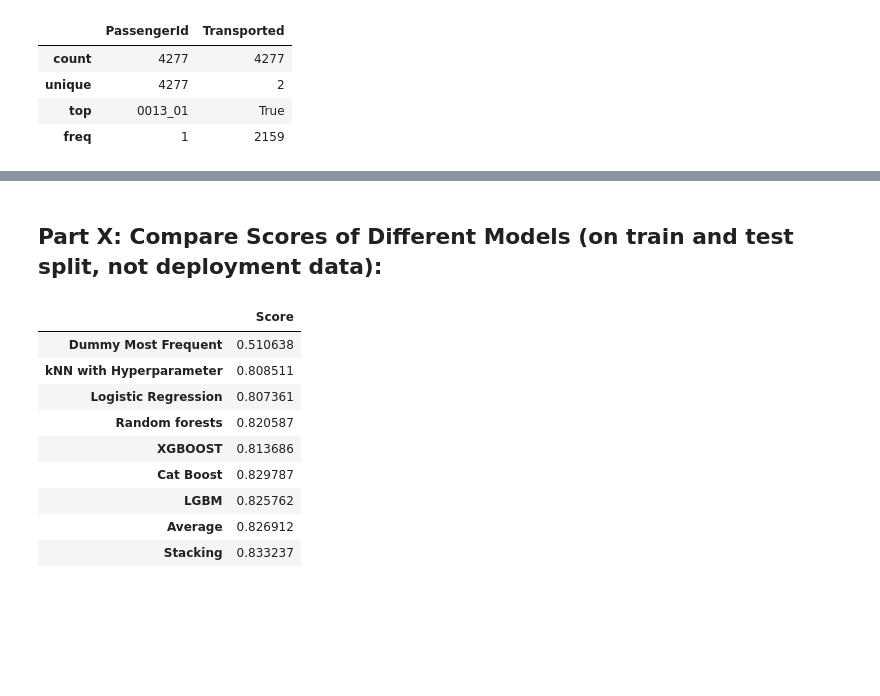
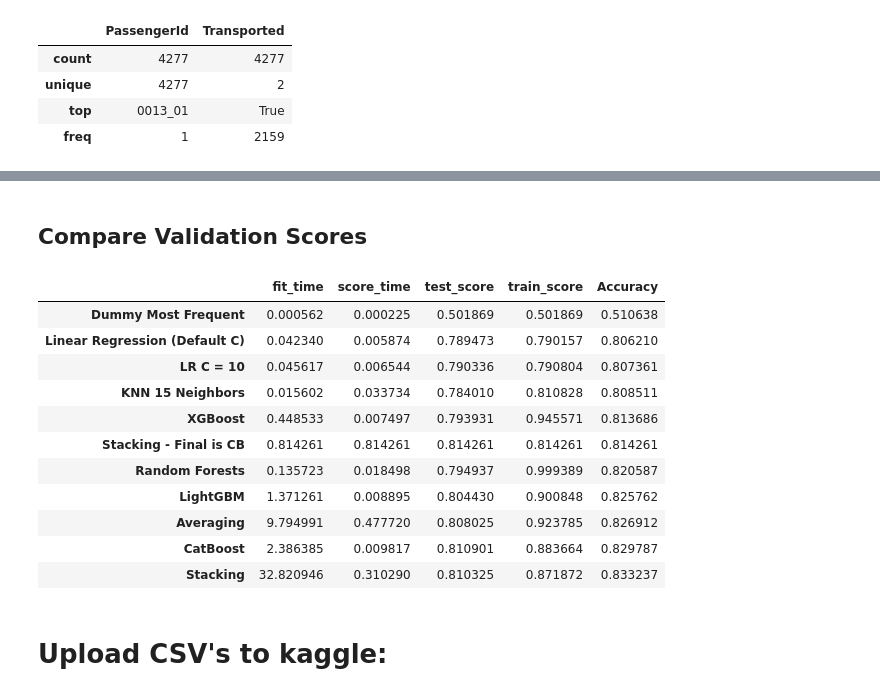
Before and after one commit to aaron-bruner/ECE-4420-Project, a Jupyter notebook: master-ece4420.ipynb, the cells around one changed output, grey strips where cells are left out. Drawn from its saved outputs; the diff is of its cells as text; code cells hidden in the pictures; blank space fills up the shorter version.

```diff
--- a/master-ece4420.ipynb
+++ b/master-ece4420.ipynb
@@ -456,7 +641,4 @@ out.describe()
 # %%
-pipe_lgbm = make_pipeline(preprocessor, LGBMClassifier(random_state=123))
-pipe_lgbm.fit(X_train, y_train)
-modelScores['LGBM'] = pipe_lgbm.score(X_test, y_test.ravel())
 # Make our predictions:
 pipe_lgbm.fit(X_train_complete, y_train_complete.values.ravel())
 spaceshipPredictions = pipe_lgbm.predict(space_test_df)
@@ -507,9 +691,3 @@ VotingClassifier(estimators=[('Logistic Regression',
                                               ('lgbmclassifier',
                                                LGBMClassifier(random_state=123))]))],
                  voting='soft')
-# %%
-# Perform CV on our averaging model:
-scores = cross_validate(averaging_model, X_train, y_train, return_train_score=True)
-display(pd.DataFrame(scores))
-averaging_model.fit(X_train, y_train)
-modelScores['Average'] = averaging_model.score(X_test, y_test.ravel())
@@ -542,10 +721,0 @@ out.describe()
-# %%
-from sklearn.ensemble import StackingClassifier
-stacking_model = StackingClassifier(list(classifiers.items()))
-# Fit our model (it is doing CV by itself)
-stacking_model.fit(X_train, y_train);
-# Test our model's performance:
-scores = cross_validate(stacking_model, X_train, y_train, return_train_score=True)
-display(pd.DataFrame(scores))
-stacking_model.fit(X_train, y_train)
-modelScores['Stacking'] = stacking_model.score(X_test, y_test.ravel())
@@ -558,0 +740,6 @@ modelScores['Stacking'] = stacking_model.score(X_test, y_test.ravel())
+# %%
+stacking_model_cb = StackingClassifier(list(classifiers.items()), final_estimator=CatBoostClassifier(verbose=0, random_state=123))
+# Test our model's performance (skip cross-validation because of time):
+stacking_model_cb.fit(X_train, y_train)
+modelScores['Stacking - Final is CB'] = stacking_model_cb.score(X_test, y_test.ravel())
+print('Stacking score (CatBoost): {}'.format(modelScores['Stacking - Final is CB']))
@@ -574,17 +765,21 @@ out.describe()
-# %% [markdown]
-## Part X: Compare Scores of Different Models (on train and test split, not deployment data):
+# %% [markdown]
+## Compare Validation Scores
 # %%
-df = pd.DataFrame.from_dict(modelScores, orient='index')
-df.columns = ['Score']
+df = pd.DataFrame.from_dict(modelScores).T.sort_values(by=['Accuracy'])
+# df.columns = ['Score']
 df
 # %% [output]
-|  | Score |
-| Dummy Most Frequent | 0.510638 |
-| kNN with Hyperparameter | 0.808511 |
-| Logistic Regression | 0.807361 |
-| Random forests | 0.820587 |
-| XGBOOST | 0.813686 |
-| Cat Boost | 0.829787 |
-| LGBM | 0.825762 |
-| Average | 0.826912 |
-| Stacking | 0.833237 |
+|  | fit_time | score_time | test_score | train_score | Accuracy |
+| Dummy Most Frequent | 0.000562 | 0.000225 | 0.501869 | 0.501869 | 0.510638 |
+| Linear Regression (Default C) | 0.042340 | 0.005874 | 0.789473 | 0.790157 | 0.806210 |
+| LR C = 10 | 0.045617 | 0.006544 | 0.790336 | 0.790804 | 0.807361 |
+| KNN 15 Neighbors | 0.015602 | 0.033734 | 0.784010 | 0.810828 | 0.808511 |
+| XGBoost | 0.448533 | 0.007497 | 0.793931 | 0.945571 | 0.813686 |
+| Stacking - Final is CB | 0.814261 | 0.814261 | 0.814261 | 0.814261 | 0.814261 |
+| Random Forests | 0.135723 | 0.018498 | 0.794937 | 0.999389 | 0.820587 |
+| LightGBM | 1.371261 | 0.008895 | 0.804430 | 0.900848 | 0.825762 |
+| Averaging | 9.794991 | 0.477720 | 0.808025 | 0.923785 | 0.826912 |
+| CatBoost | 2.386385 | 0.009817 | 0.810901 | 0.883664 | 0.829787 |
+| Stacking | 32.820946 | 0.310290 | 0.810325 | 0.871872 | 0.833237 |
+# %% [markdown]
+# Upload CSV's to kaggle:
```
Also changed, not shown: parts of 63 cells of this notebook.
